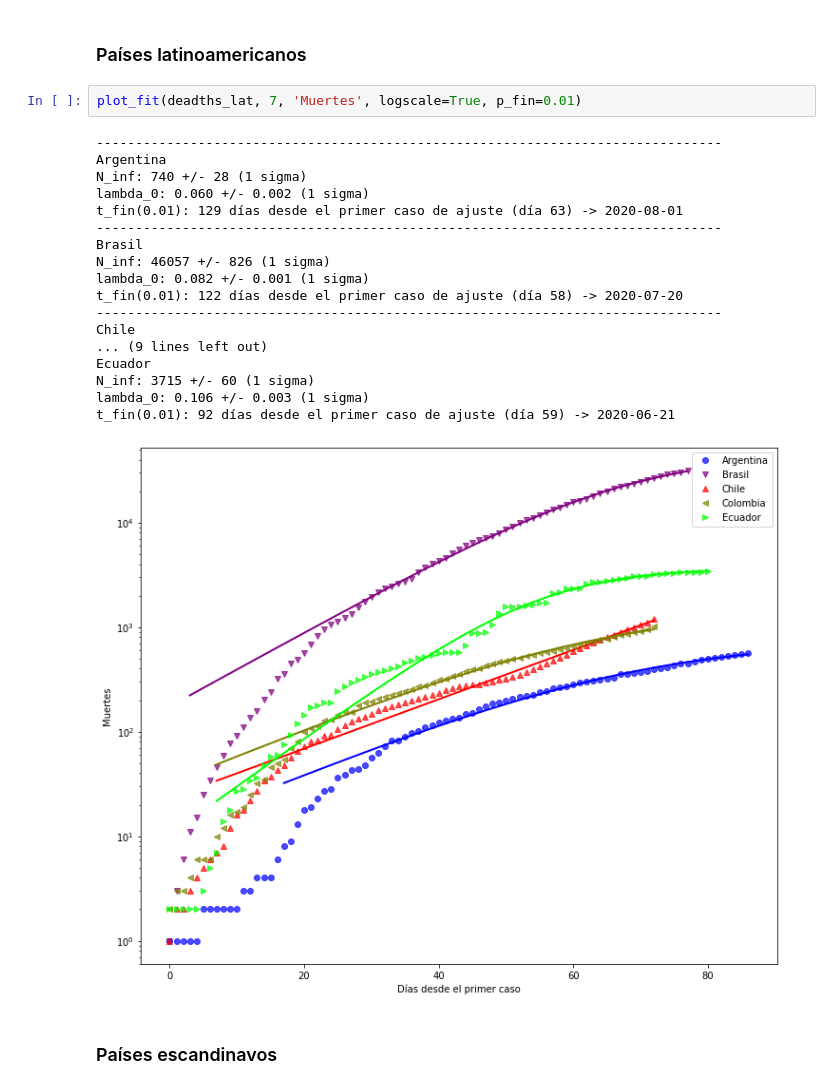
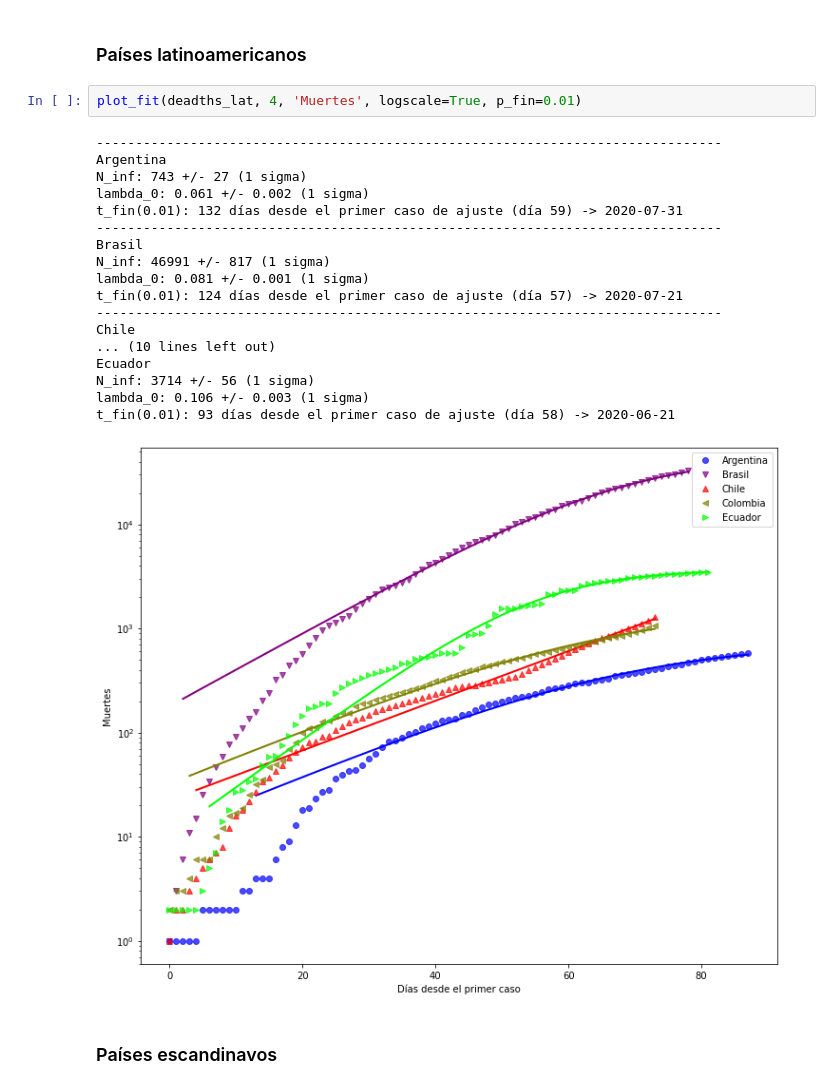
Before and after one commit to manuxch/logistic-covid19, a Jupyter notebook: Logistic_model_COVID-19.ipynb, the cells around one changed output. Drawn from its saved outputs; the diff is of its cells as text.

```diff
--- a/Logistic_model_COVID-19.ipynb
+++ b/Logistic_model_COVID-19.ipynb
@@ -276,26 +276,26 @@ t_fin(0.01): 92 días desde el primer caso de ajuste (día 54) -> 2020-06-16
 # %% [markdown]
 ### Países latinoamericanos
 # %%
-plot_fit(deadths_lat, 7, 'Muertes', logscale=True, p_fin=0.01)
+plot_fit(deadths_lat, 4, 'Muertes', logscale=True, p_fin=0.01)
 # %% [output]
 --------------------------------------------------------------------------------
 Argentina
-N_inf: 740 +/- 28 (1 sigma)
-lambda_0: 0.060 +/- 0.002 (1 sigma)
-t_fin(0.01): 129 días desde el primer caso de ajuste (día 63) -> 2020-08-01
+N_inf: 743 +/- 27 (1 sigma)
+lambda_0: 0.061 +/- 0.002 (1 sigma)
+t_fin(0.01): 132 días desde el primer caso de ajuste (día 59) -> 2020-07-31
 --------------------------------------------------------------------------------
 Brasil
-N_inf: 46057 +/- 826 (1 sigma)
-lambda_0: 0.082 +/- 0.001 (1 sigma)
-t_fin(0.01): 122 días desde el primer caso de ajuste (día 58) -> 2020-07-20
+N_inf: 46991 +/- 817 (1 sigma)
+lambda_0: 0.081 +/- 0.001 (1 sigma)
+t_fin(0.01): 124 días desde el primer caso de ajuste (día 57) -> 2020-07-21
 --------------------------------------------------------------------------------
 Chile
-... (9 lines left out)
+... (10 lines left out)
 Ecuador
-N_inf: 3715 +/- 60 (1 sigma)
+N_inf: 3714 +/- 56 (1 sigma)
 lambda_0: 0.106 +/- 0.003 (1 sigma)
-t_fin(0.01): 92 días desde el primer caso de ajuste (día 59) -> 2020-06-21
+t_fin(0.01): 93 días desde el primer caso de ajuste (día 58) -> 2020-06-21
-[figure, old version]
+[figure, new version]
 # %% [markdown]
 ### Países escandinavos
 # %%
```
Also changed, not shown: parts of 8 cells of this notebook.
